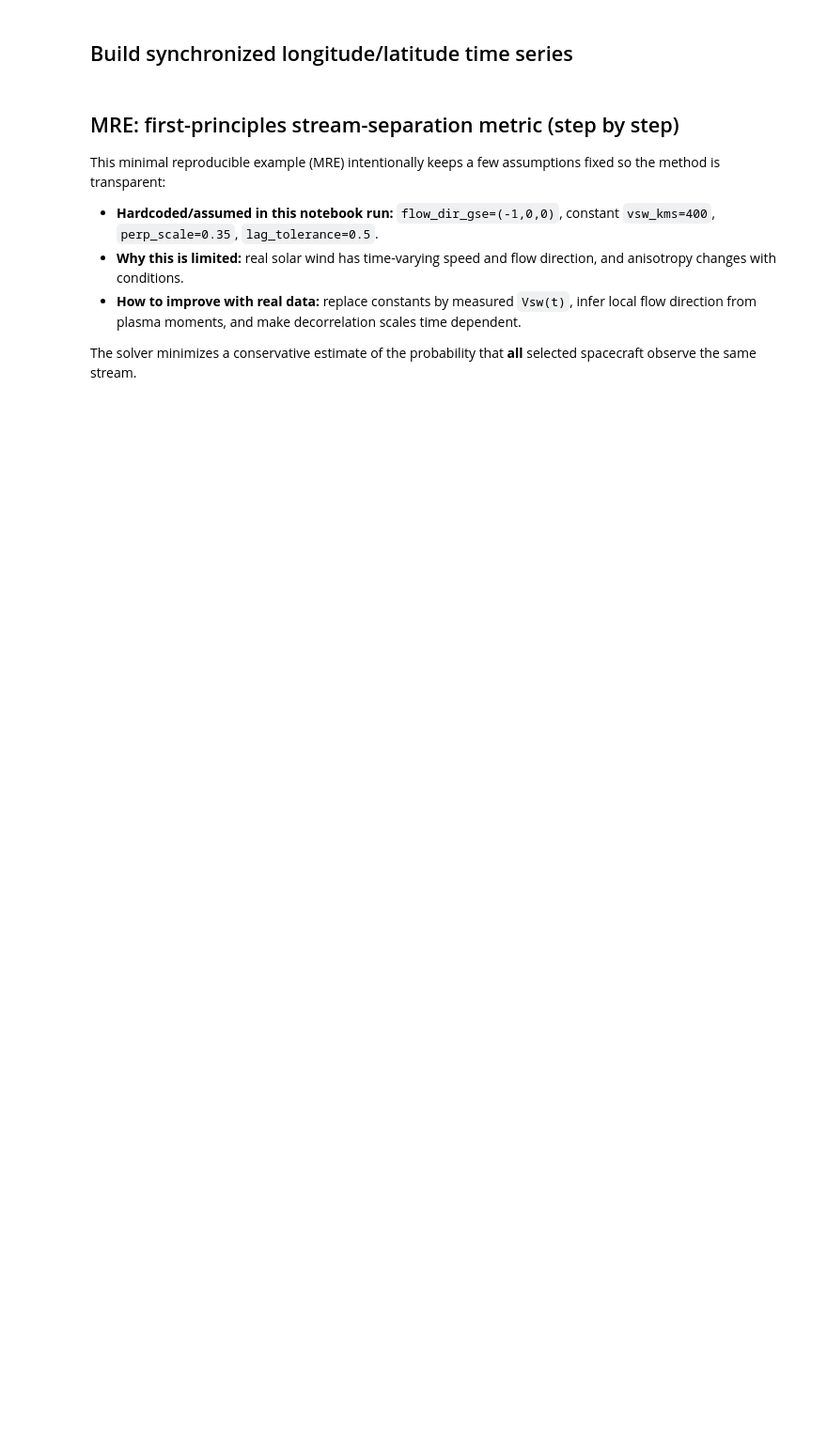
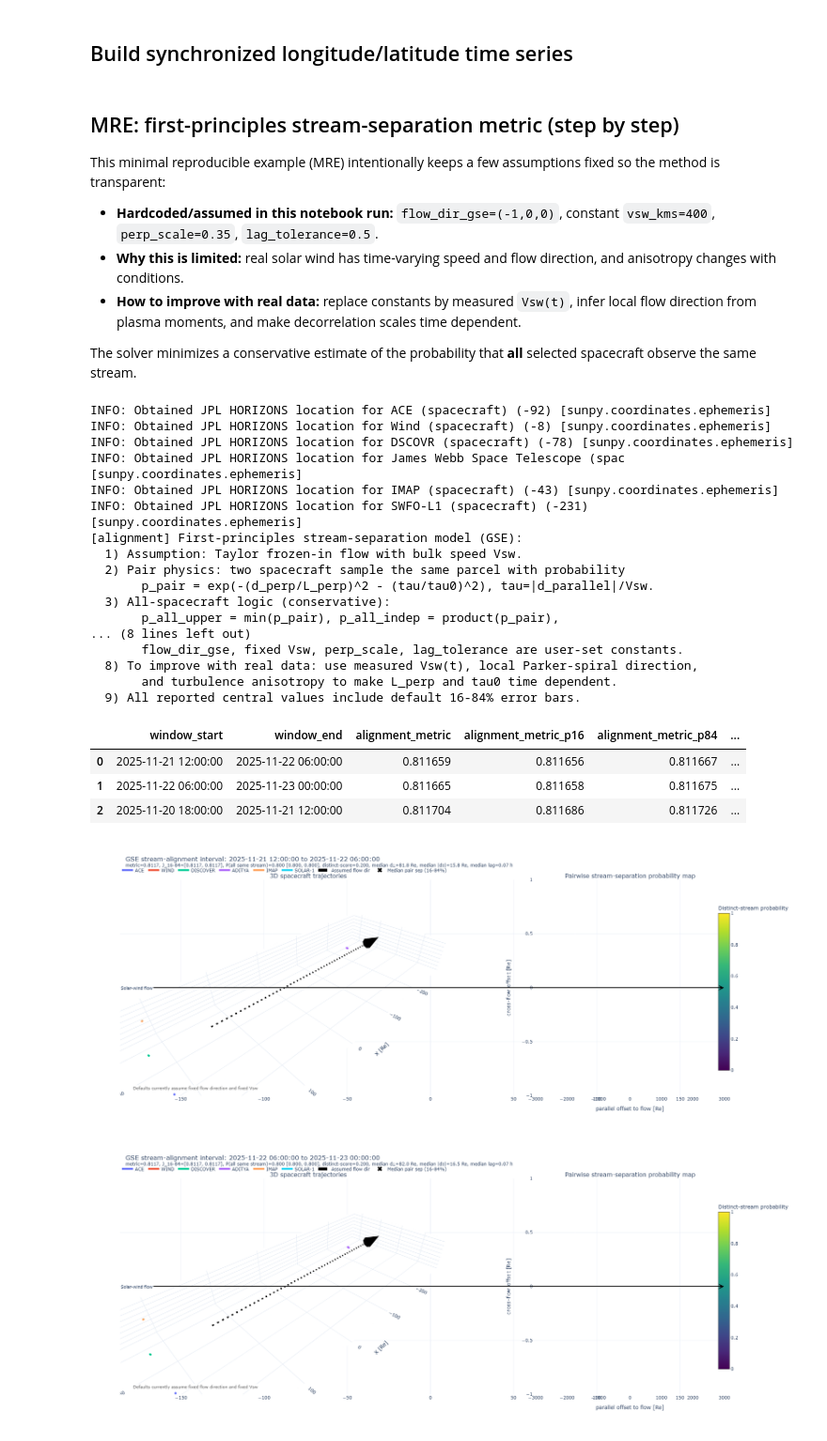
Before and after one commit to nsioulas/MHDTurbPy, a Jupyter notebook: Notebooks_Examples/ACE_trajectories.ipynb, the cells around one changed output. Shown at 94% size. Cells and saved outputs as stored; diff of their text form; code cells hidden in the pictures; blank space fills up the shorter version.

Commit message:
Update local changes

```diff
--- a/Notebooks_Examples/ACE_trajectories.ipynb
+++ b/Notebooks_Examples/ACE_trajectories.ipynb
@@ -58,8 +81,8 @@ The solver minimizes a conservative estimate of the probability that **all** sel
 # Step 1: configure assumptions explicitly (so they are visible and reproducible)
 metric_cfg = dict(
     targets=targets,
-    start="2021-10-01T00:00:00",
-    stop="2021-12-10T00:00:00",
+    start="2025-10-01T00:00:00",
+    stop="2025-12-10T00:00:00",
     step="3h",
     window_hours=18,
     top_n=3,
@@ -74,30 +97,54 @@ metric_cfg = dict(
 
 # Step 2: run first-principles window ranking
 scores_out = orbits.find_best_stream_aligned_intervals(**metric_cfg)
 best_windows = scores_out['best']
 all_scores = scores_out['scores']
 
 # Step 3: inspect numerical outputs with uncertainty bars (16th-84th percentile)
 cols = [
     'window_start', 'window_end', 'alignment_metric', 'alignment_metric_p16', 'alignment_metric_p84',
     'same_stream_prob', 'same_stream_prob_p16', 'same_stream_prob_p84',
     'same_flow_score', 'same_flow_score_p16', 'same_flow_score_p84',
 ]
 display(best_windows[cols])
 
 # Step 4: build intuitive visualization for each selected interval
 alignment_figs = []
 for _, row in best_windows.iterrows():
     alignment_figs.append(
         orbits.plot_stream_alignment_interval(
             tracks=scores_out['tracks'],
             targets=targets,
             window_start=row['window_start'],
             window_end=row['window_end'],
             flow_hat=scores_out['flow_hat'],
             summary_row=row,
         )
     )
 
 for fig in alignment_figs:
     fig.show()
+# %% [output]
+INFO: Obtained JPL HORIZONS location for ACE (spacecraft) (-92) [sunpy.coordinates.ephemeris]
+INFO: Obtained JPL HORIZONS location for Wind (spacecraft) (-8) [sunpy.coordinates.ephemeris]
+INFO: Obtained JPL HORIZONS location for DSCOVR (spacecraft) (-78) [sunpy.coordinates.ephemeris]
+INFO: Obtained JPL HORIZONS location for James Webb Space Telescope (spac [sunpy.coordinates.ephemeris]
+INFO: Obtained JPL HORIZONS location for IMAP (spacecraft) (-43) [sunpy.coordinates.ephemeris]
+INFO: Obtained JPL HORIZONS location for SWFO-L1 (spacecraft) (-231) [sunpy.coordinates.ephemeris]
+[alignment] First-principles stream-separation model (GSE):
+  1) Assumption: Taylor frozen-in flow with bulk speed Vsw.
+  2) Pair physics: two spacecraft sample the same parcel with probability
+       p_pair = exp(-(d_perp/L_perp)^2 - (tau/tau0)^2), tau=|d_parallel|/Vsw.
+  3) All-spacecraft logic (conservative):
+       p_all_upper = min(p_pair), p_all_indep = product(p_pair),
+... (8 lines left out)
+       flow_dir_gse, fixed Vsw, perp_scale, lag_tolerance are user-set constants.
+  8) To improve with real data: use measured Vsw(t), local Parker-spiral direction,
+       and turbulence anisotropy to make L_perp and tau0 time dependent.
+  9) All reported central values include default 16-84% error bars.
+|  | window_start | window_end | alignment_metric | alignment_metric_p16 | alignment_metric_p84 | ... |
+| 0 | 2025-11-21 12:00:00 | 2025-11-22 06:00:00 | 0.811659 | 0.811656 | 0.811667 | ... |
+| 1 | 2025-11-22 06:00:00 | 2025-11-23 00:00:00 | 0.811665 | 0.811658 | 0.811675 | ... |
+| 2 | 2025-11-20 18:00:00 | 2025-11-21 12:00:00 | 0.811704 | 0.811686 | 0.811726 | ... |
+[figure, added]
+[figure, added]
```
Also changed, not shown: parts of 3 cells of this notebook, 1 other file.
